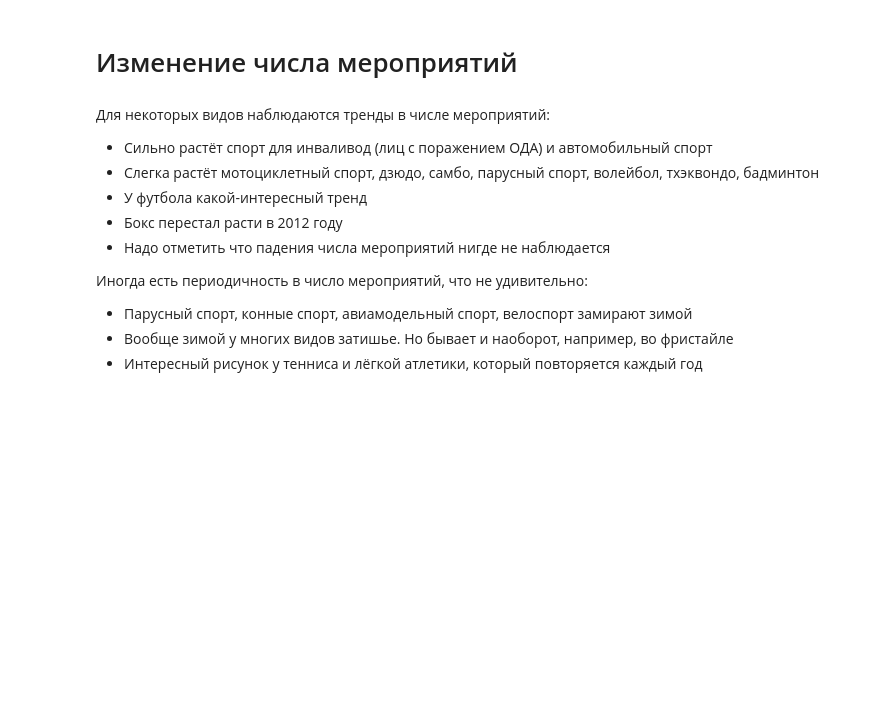
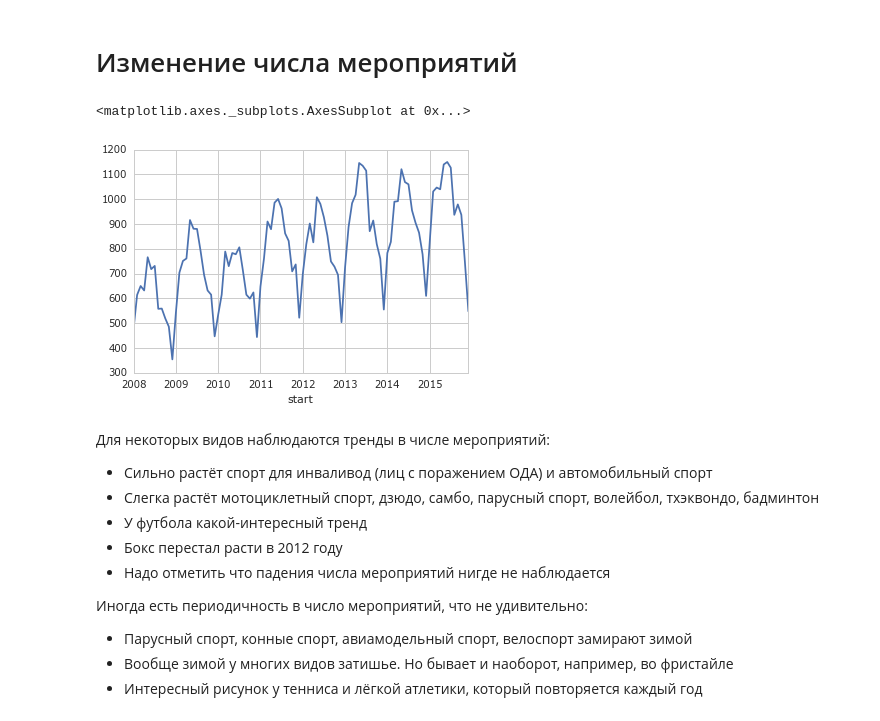
Before and after one commit to Oirat08/analyze-sport-afisha, a Jupyter notebook: notes.ipynb, the cells around one changed output. Saved outputs shown, nothing was run; the diff lists cells and outputs as text; code cells hidden in the pictures; blank space fills up the shorter version.

```diff
--- a/notes.ipynb
+++ b/notes.ipynb
@@ -21,5 +37,12 @@ data.head()
 # %% [markdown]
 # Изменение числа мероприятий
+# %%
+table = data.groupby('start').size()
+table = table.resample('M', how='sum')
+table.plot()
+# %% [output]
+<matplotlib.axes._subplots.AxesSubplot at 0x...>
+[figure, added]
 # %% [markdown]
 Для некоторых видов наблюдаются тренды в числе мероприятий:
 - Сильно растёт спорт для инваливод (лиц с поражением ОДА) и автомобильный спорт
```
Also changed, not shown: parts of 5 cells of this notebook, 2 other files.
